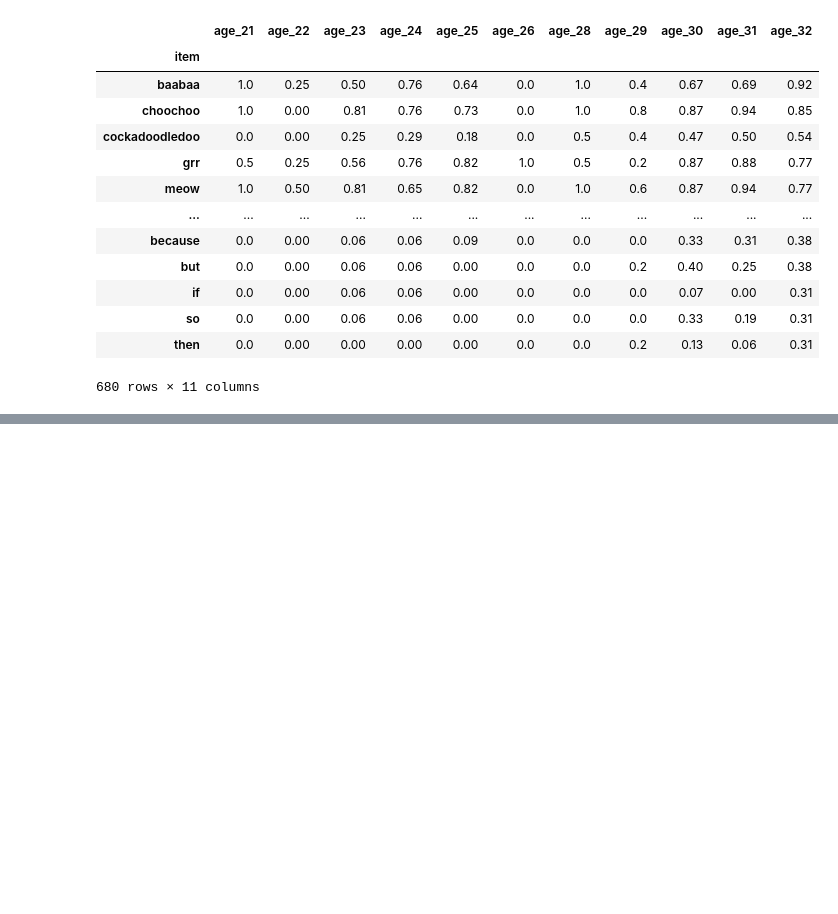
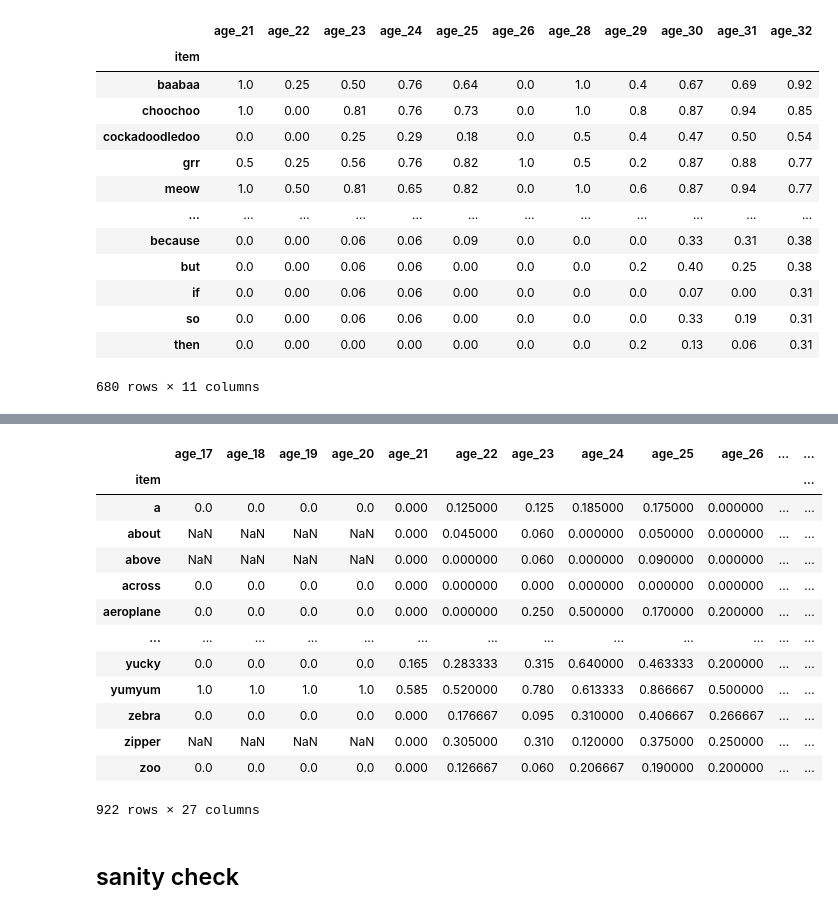
Before and after one commit to ningkko/Bilingualism_ChildASR, a Jupyter notebook: biling_data/by_word_anaysis.ipynb, the cells around one changed output, grey strips where cells are left out. Drawn from its saved outputs; the diff is of its cells as text; code cells hidden in the pictures; blank space fills up the shorter version.

Commit message:
production rate across 4 countries

```diff
--- a/biling_data/by_word_anaysis.ipynb
+++ b/biling_data/by_word_anaysis.ipynb
@@ -87,11 +89,11 @@ hebrew
 488 rows × 17 columns
 # %%
 hebrew = hebrew[1:487]
-item = [i.replace(" ","").replace("\n","") for i in hebrew.pop("Unnamed: 0")]
+item = [i.replace(" ","").replace("\n","").replace(" ","")  for i in hebrew.pop("Unnamed: 0")]
 hebrew.insert(0, "item", item)
 hebrew = hebrew.set_index(hebrew.item)
 hebrew = hebrew.transpose()[1:].transpose()
-hebrew = hebrew.astype(float)
+hebrew = hebrew.astype(float).drop_duplicates()
 hebrew
 # %% [output]
 |  | age_24 | age_26 | age_28 | age_29 | age_30 | age_31 | age_32 | age_34 | age_35 | age_36 | age_40 | ... |
@@ -129,10 +131,10 @@ french
 | 681 | 0.0 | 0.0 | 0.0 | 0.0 | 0.0 | 0.0 | then | 0.0 | 0.2 | 0.13 | 0.06 | ... |
 680 rows × 12 columns
 # %%
-item = [i.replace(" ","").replace("\n","") for i in french.pop("Unnamed: 0")]
+item = [i.replace(" ","").replace("\n","").replace(" ","")  for i in french.pop("Unnamed: 0")]
 french.insert(0, "item", item)
 french = french.set_index(french.item)
-french = french.transpose()[1:].transpose().astype(float)
+french = french.transpose()[1:].transpose().astype(float).drop_duplicates()
 french
 # %% [output]
 |  | age_21 | age_22 | age_23 | age_24 | age_25 | age_26 | age_28 | age_29 | age_30 | age_31 | age_32 |
@@ -151,0 +179,10 @@ french
+# %%
+def add_lang(lang,df):
+    df["lang"] = [lang]*len(df)
+
+    return df.reset_index()
+
+french = add_lang("french",french)
+hebrew = add_lang("hebrew",hebrew)
+spanish = add_lang("spanish",spanish)
+irish = add_lang("irish",irish)
@@ -151,0 +207,6 @@ french
+# %%
+import string
+df_all = pd.concat([hebrew,irish,spanish,french],ignore_index=True)
+df_all = df_all.reindex(sorted(df_all.columns), axis=1).dropna(how="all")
+df_all.item = df_all.item.apply(lambda x: x.translate(str.maketrans('', '', string.punctuation)))
+df_all
@@ -151,0 +227,22 @@ french
+# %%
+import numpy as np
+df_mean = df_all.groupby("item").agg(np.mean)
+df_mean = df_mean.sort_index(key=lambda x: x.str.lower())
+df_mean
+# %% [output]
+|  | age_17 | age_18 | age_19 | age_20 | age_21 | age_22 | age_23 | age_24 | age_25 | age_26 | ... | ... |
+| item |  |  |  |  |  |  |  |  |  |  |  | ... |
+| a | 0.0 | 0.0 | 0.0 | 0.0 | 0.000 | 0.125000 | 0.125 | 0.185000 | 0.175000 | 0.000000 | ... | ... |
+| about | NaN | NaN | NaN | NaN | 0.000 | 0.045000 | 0.060 | 0.000000 | 0.050000 | 0.000000 | ... | ... |
+| above | NaN | NaN | NaN | NaN | 0.000 | 0.000000 | 0.060 | 0.000000 | 0.090000 | 0.000000 | ... | ... |
+| across | 0.0 | 0.0 | 0.0 | 0.0 | 0.000 | 0.000000 | 0.000 | 0.000000 | 0.000000 | 0.000000 | ... | ... |
+| aeroplane | 0.0 | 0.0 | 0.0 | 0.0 | 0.000 | 0.000000 | 0.250 | 0.500000 | 0.170000 | 0.200000 | ... | ... |
+| ... | ... | ... | ... | ... | ... | ... | ... | ... | ... | ... | ... | ... |
+| yucky | 0.0 | 0.0 | 0.0 | 0.0 | 0.165 | 0.283333 | 0.315 | 0.640000 | 0.463333 | 0.200000 | ... | ... |
+| yumyum | 1.0 | 1.0 | 1.0 | 1.0 | 0.585 | 0.520000 | 0.780 | 0.613333 | 0.866667 | 0.500000 | ... | ... |
+| zebra | 0.0 | 0.0 | 0.0 | 0.0 | 0.000 | 0.176667 | 0.095 | 0.310000 | 0.406667 | 0.266667 | ... | ... |
+| zipper | NaN | NaN | NaN | NaN | 0.000 | 0.305000 | 0.310 | 0.120000 | 0.375000 | 0.250000 | ... | ... |
+| zoo | 0.0 | 0.0 | 0.0 | 0.0 | 0.000 | 0.126667 | 0.060 | 0.206667 | 0.190000 | 0.200000 | ... | ... |
+922 rows × 27 columns
+# %% [markdown]
+## sanity check
```
Also changed, not shown: parts of 14 cells of this notebook, 4 other files.
